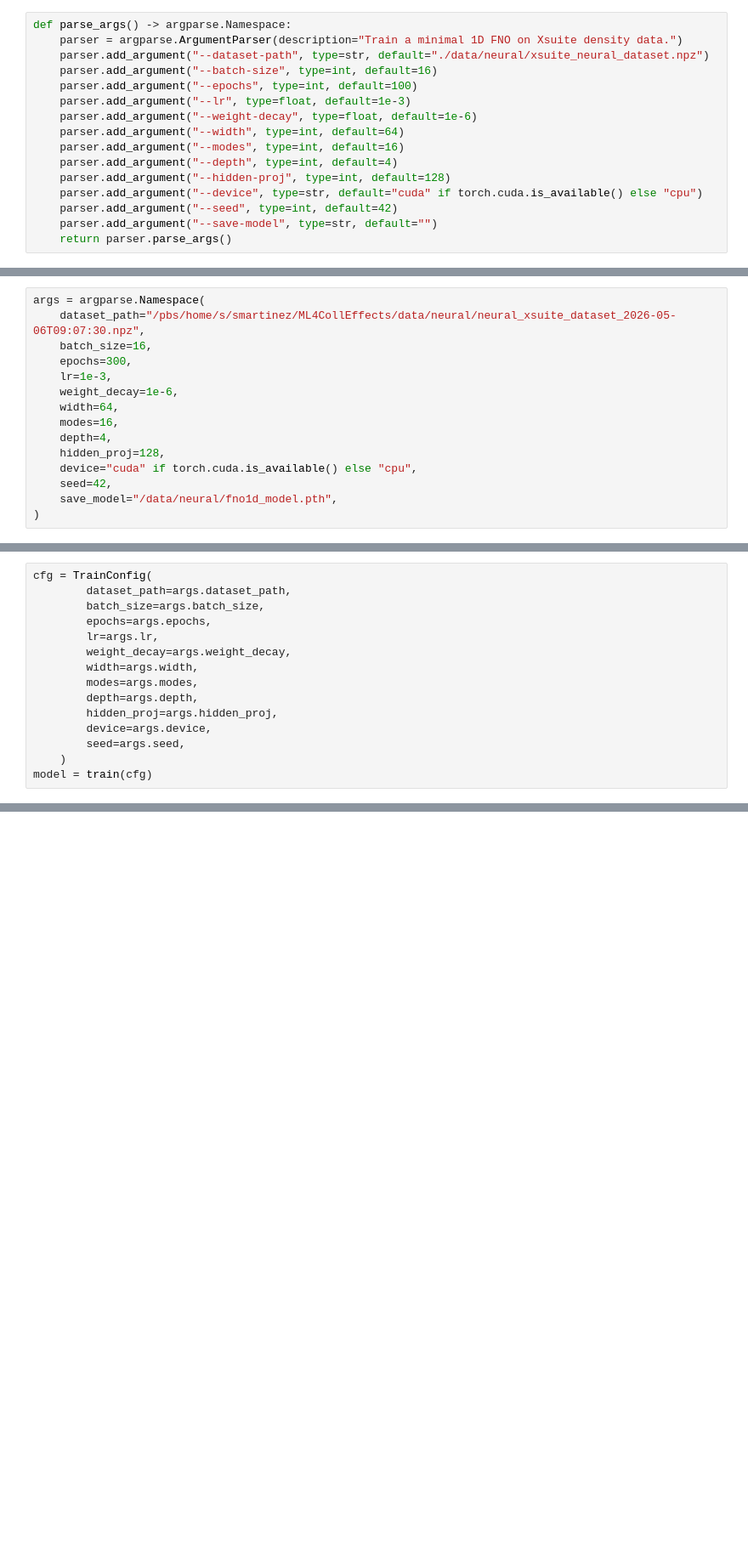
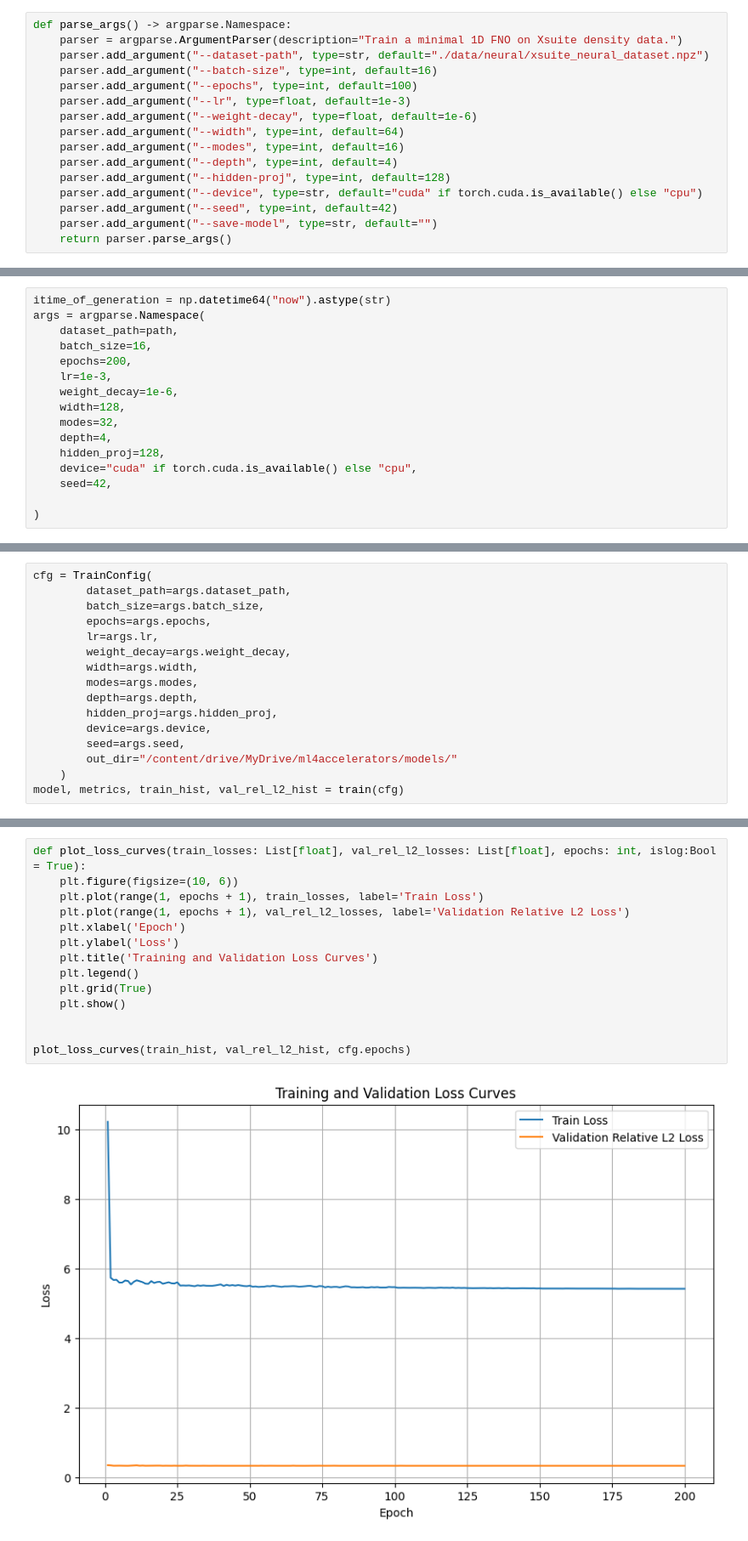
Before and after one commit to SantiagoM1227/ML4CollEffects, a Jupyter notebook: notebooks/40_Neural_Operators/HEB_ring_FNO.ipynb, the cells around one changed output, grey strips where cells are left out. Shown at 85% size. Cells and saved outputs as stored; diff of their text form; blank space fills up the shorter version.

Commit message:
solved bugs in model saving

```diff
--- a/notebooks/40_Neural_Operators/HEB_ring_FNO.ipynb
+++ b/notebooks/40_Neural_Operators/HEB_ring_FNO.ipynb
@@ -748,15 +650,16 @@ plot_parameter_space(data["MU"])
 # %%
+itime_of_generation = np.datetime64("now").astype(str)
 args = argparse.Namespace(
-    dataset_path="/pbs/home/s/smartinez/ML4CollEffects/data/neural/neural_xsuite_dataset_2026-05-06T09:07:30.npz",
+    dataset_path=path,
     batch_size=16,
-    epochs=300,
+    epochs=200,
     lr=1e-3,
     weight_decay=1e-6,
-    width=64,
-    modes=16,
+    width=128,
+    modes=32,
     depth=4,
     hidden_proj=128,
     device="cuda" if torch.cuda.is_available() else "cpu",
     seed=42,
-    save_model="/data/neural/fno1d_model.pth",
+
 )
@@ -773,6 +683,7 @@ cfg = TrainConfig(
         hidden_proj=args.hidden_proj,
         device=args.device,
         seed=args.seed,
+        out_dir="/content/drive/MyDrive/ml4accelerators/models/"
     )
-model = train(cfg)
+model, metrics, train_hist, val_rel_l2_hist = train(cfg)
 # %% [output]
@@ -781 +707,17 @@ KeyboardInterrupt:
+# %%
+def plot_loss_curves(train_losses: List[float], val_rel_l2_losses: List[float], epochs: int, islog:Bool = True):
+    plt.figure(figsize=(10, 6))
+    plt.plot(range(1, epochs + 1), train_losses, label='Train Loss')
+    plt.plot(range(1, epochs + 1), val_rel_l2_losses, label='Validation Relative L2 Loss')
+    plt.xlabel('Epoch')
+    plt.ylabel('Loss')
+    plt.title('Training and Validation Loss Curves')
+    plt.legend()
+    plt.grid(True)
+    plt.show()
+
+
+plot_loss_curves(train_hist, val_rel_l2_hist, cfg.epochs)
+# %% [output]
+[figure, added]
 # %%
```
Also changed, not shown: parts of 20 cells of this notebook, 42 other files.
